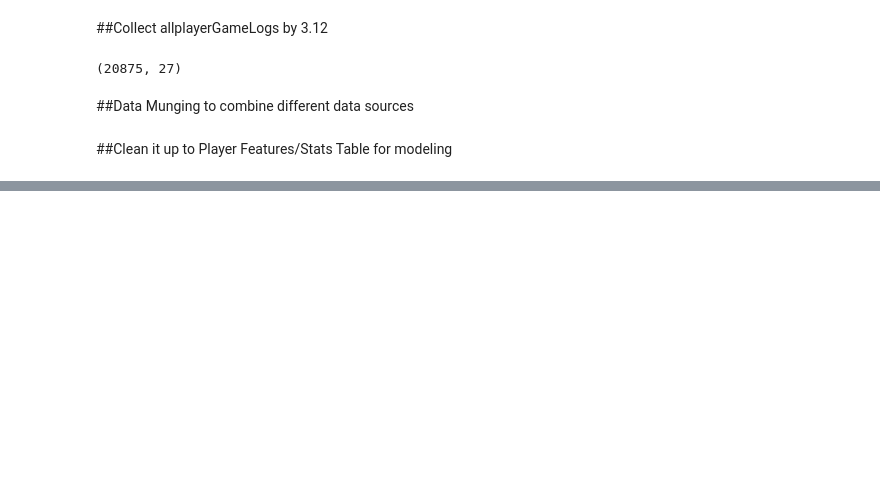
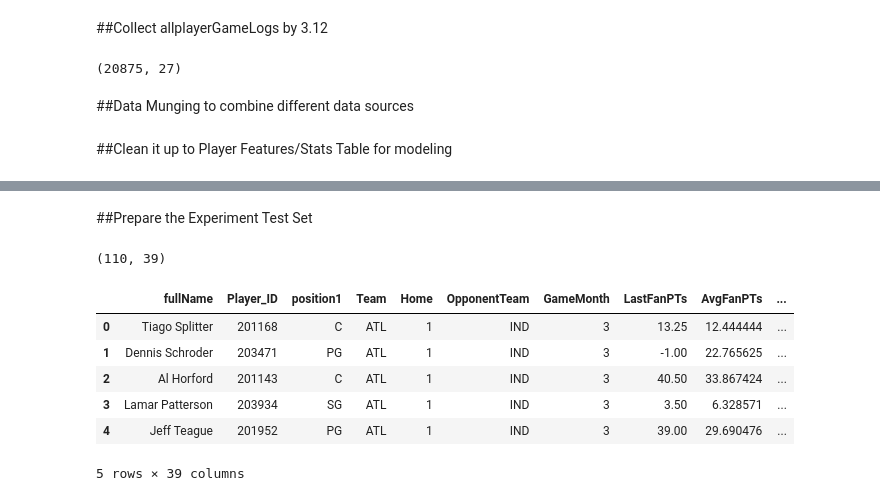
Before and after one commit to jpzhangvincent/NBAFantasySportBetting-ML-project, a Jupyter notebook: Scraping/WorkFlow I - Data Preparation For 3.13 betting.ipynb, the cells around one changed output, grey strips where cells are left out. Drawn from its saved outputs; the diff is of its cells as text; code cells hidden in the pictures; blank space fills up the shorter version.

```diff
--- a/Scraping/WorkFlow I - Data Preparation For 3.13 betting.ipynb
+++ b/Scraping/WorkFlow I - Data Preparation For 3.13 betting.ipynb
@@ -300,3 +280,57 @@ train_df.to_csv('../Data/train_df_0313.csv',index=False)
 y_train.to_csv('../Data/y_train_0313.csv',index=False)
 test_df.to_csv('../Data/valid_df_0313.csv',index=False)
 y_test.to_csv('../Data/y_valid_0313.csv',index=False)
+# %% [markdown]
+##Prepare the Experiment Test Set
+# %%
+def get_experiment_set(games_list, gamedate): #games_list = ['HOU@GWS','SAC@CLE'], gamedate='3/16/2016' (the day before newgameday for feature table)
+    OpponentTeam = [x.split('@')[0] for x in games_list]
+    HomeTeam = [x.split('@')[1] for x in games_list]
+    teams = HomeTeam + OpponentTeam
+    matchup_map = {}
+    for (x,y) in zip(HomeTeam,OpponentTeam):
+        matchup_map[x]=y
+        matchup_map[y]=x
+
+    GameMonth = gamedate.split('/')[0]
+
+    #get all the players in the games today
+    #with open('allplayerFantasyGameLogs_0313.pickle', 'rb') as handle:
+    #    allplayerFantasyGameLogs = pickle.load(handle)
+    todayPlayers_df = allplayerFantasyGameLogs[allplayerFantasyGameLogs['Team'].isin(pd.Series(teams))][['fullName','Player_ID','position1','Team']]
+    todayPlayers_df = todayPlayers_df.drop_duplicates()
+
+    todayPlayers_df['Home'] = todayPlayers_df['Team'].map(lambda x:1 if x in HomeTeam else 0)
+    todayPlayers_df['OpponentTeam'] = todayPlayers_df['Team'].map(lambda x: matchup_map[x])
+    todayPlayers_df['GameMonth'] = GameMonth
+
+    #integrate the player feature table
+    tmptrainLogs = allplayerFantasyGameLogs.ix['2015-10-27':gamedate]
+    train_player_df = aggr_stats(gamedate,tmptrainLogs)
+
+    #join the information together
+    newgame_df = pd.merge(todayPlayers_df,train_player_df,how='inner',on='Player_ID')
+    drop_y(newgame_df)
+    rename_x(newgame_df)
+
+    #include the team-level features
+    train_team_df = generate_team_features(allplayerFantasyGameLogs, train_player_df, gamedate)
+    newgame_df = pd.merge(newgame_df,train_team_df,how='left',on='Team')
+
+    return newgame_df
+# %%
+ttdf = get_experiment_set(['IND@ATL', 'UTA@SAC', 'MIL@BKN', 'NY@LAL'], '3/12/2016')
+# %%
+ttdf.shape
+# %% [output]
+(110, 39)
+# %%
+ttdf.head()
+# %% [output]
+|  | fullName | Player_ID | position1 | Team | Home | OpponentTeam | GameMonth | LastFanPTs | AvgFanPTs | ... |
+| 0 | Tiago Splitter | 201168 | C | ATL | 1 | IND | 3 | 13.25 | 12.444444 | ... |
+| 1 | Dennis Schroder | 203471 | PG | ATL | 1 | IND | 3 | -1.00 | 22.765625 | ... |
+| 2 | Al Horford | 201143 | C | ATL | 1 | IND | 3 | 40.50 | 33.867424 | ... |
+| 3 | Lamar Patterson | 203934 | SG | ATL | 1 | IND | 3 | 3.50 | 6.328571 | ... |
+| 4 | Jeff Teague | 201952 | PG | ATL | 1 | IND | 3 | 39.00 | 29.690476 | ... |
+5 rows × 39 columns
```
Also changed, not shown: parts of 1 cell of this notebook, 3 other files.
